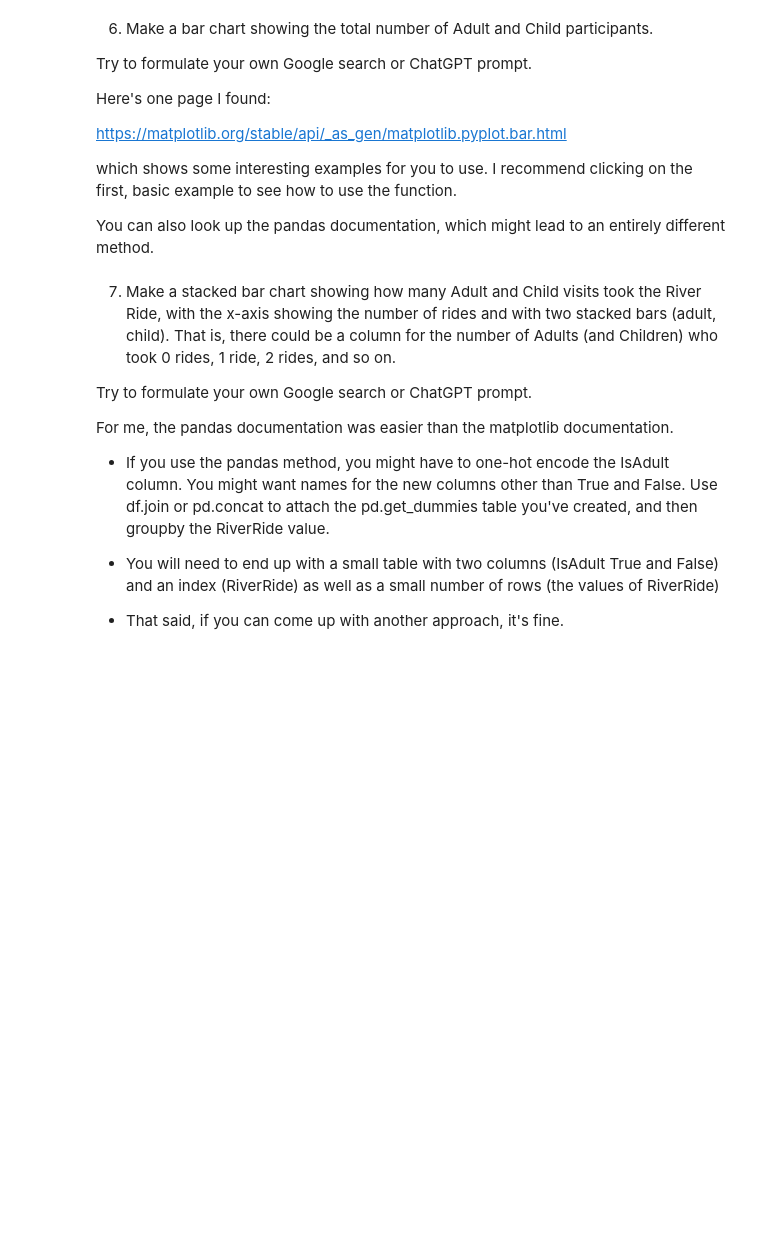
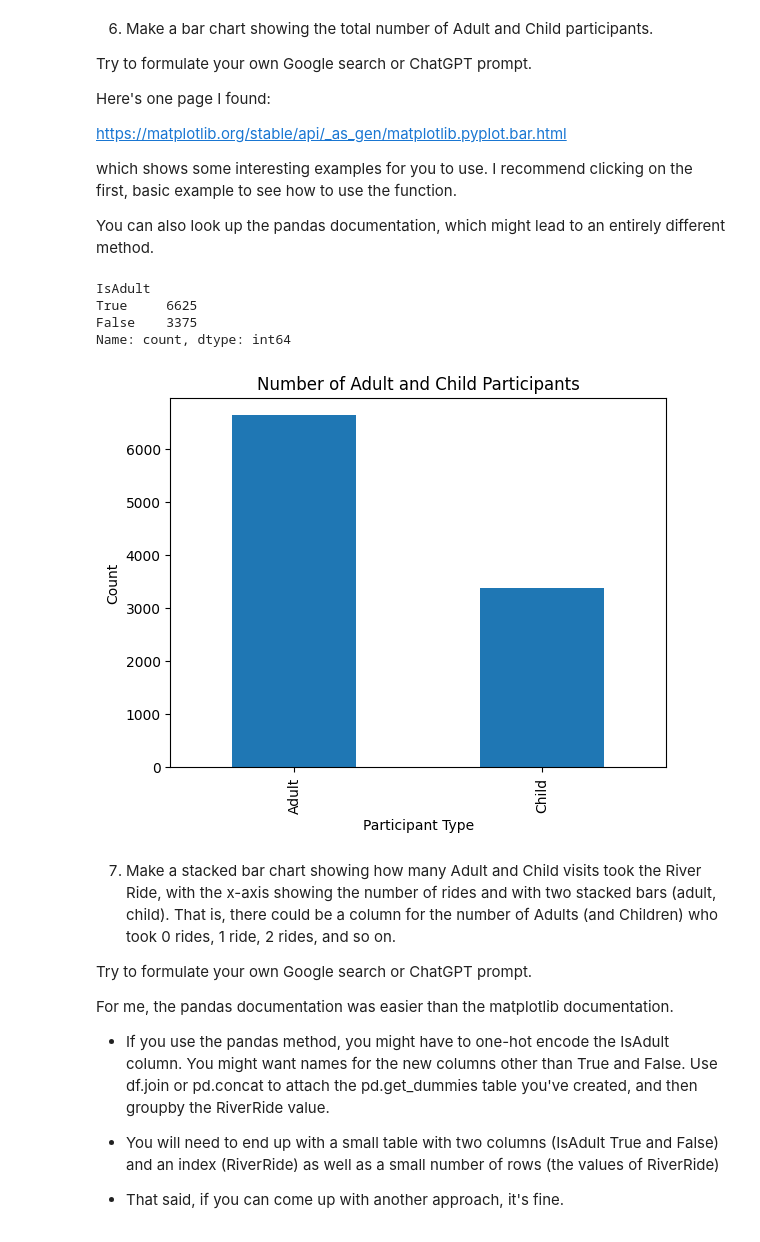
Before and after one commit to gdouek/Module-B-semester-2, a Jupyter notebook: Week3.ipynb, the cells around one changed output. Saved outputs shown, nothing was run; the diff lists cells and outputs as text; code cells hidden in the pictures; blank space fills up the shorter version.

```diff
--- a/Week3.ipynb
+++ b/Week3.ipynb
@@ -210,6 +335,28 @@ https://matplotlib.org/stable/api/_as_gen/matplotlib.pyplot.bar.html
 which shows some interesting examples for you to use.  I recommend clicking on the first, basic example to see how to use the function.
 
 You can also look up the pandas documentation, which might lead to an entirely different method.
+# %%
+counts = df["IsAdult"].value_counts()
+counts
+# %% [output]
+IsAdult
+True     6625
+False    3375
+Name: count, dtype: int64
+# %%
+
+
+counts.plot(kind="bar")
+
+plt.title("Number of Adult and Child Participants")
+plt.xlabel("Participant Type")
+plt.ylabel("Count")
+
+plt.xticks([0,1], ["Adult", "Child"])
+
+plt.show()
+# %% [output]
+[figure, added]
 # %% [markdown]
 7. Make a stacked bar chart showing how many Adult and Child visits took the River Ride, with the x-axis showing the number of rides and with two stacked bars (adult, child).  That is, there could be a column for the number of Adults (and Children) who took 0 rides, 1 ride, 2 rides, and so on.
 
```
Also changed, not shown: parts of 18 cells of this notebook.
